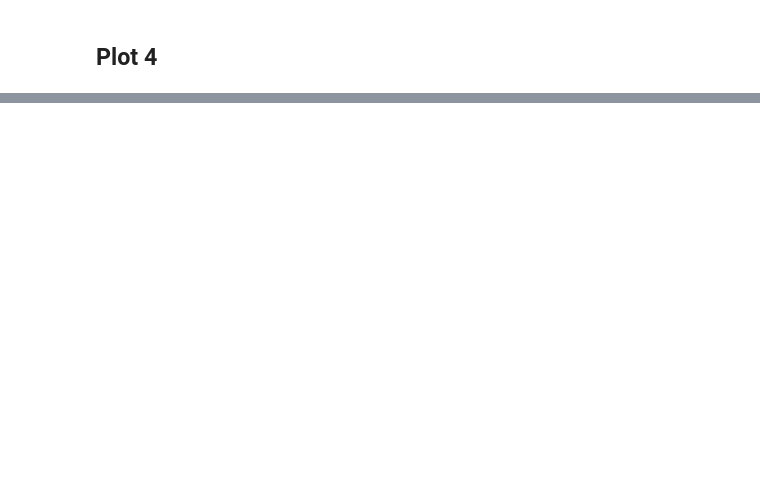
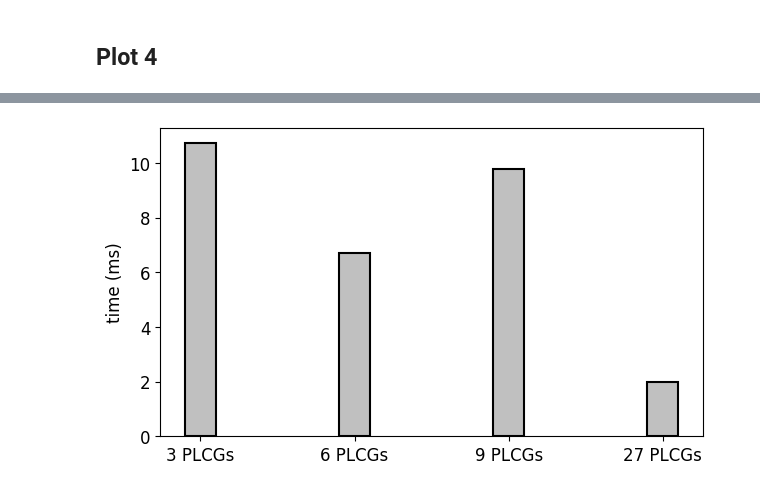
Before and after one commit to gohar94/dlh-project, a Jupyter notebook: workspace/final-project/scripts/plotter.ipynb, the cells around one changed output, grey strips where cells are left out. Saved outputs shown, nothing was run; the diff lists cells and outputs as text; code cells hidden in the pictures; blank space fills up the shorter version.

```diff
--- a/workspace/final-project/scripts/plotter.ipynb
+++ b/workspace/final-project/scripts/plotter.ipynb
@@ -197,0 +314,19 @@ for i, category in enumerate(categories):
+# %%
+bar_width = 0.2
+rs = [0.2, 1.2, 2.2, 3.2]
+
+
+fig, ax1 = plt.subplots(figsize=(7, 4))
+
+for e in range(len(experiments)):
+    bars = ax1.bar(
+        rs[e], times[e], color='silver',
+        width=bar_width, edgecolor='black', linewidth=1.5,
+    )
+
+ax1.set_xticks([r + bar_width for r in range(4)], experiment_names)
+ax1.set_ylabel("time (ms)")
+
+fig.savefig('../figures/plot6/average_time.pdf')
+# %% [output]
+[figure, added]
```
Also changed, not shown: parts of 15 cells of this notebook, 16 other files.
